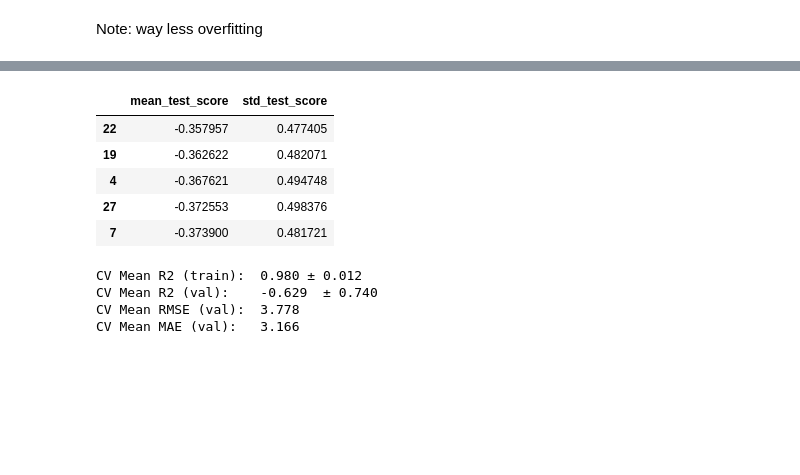
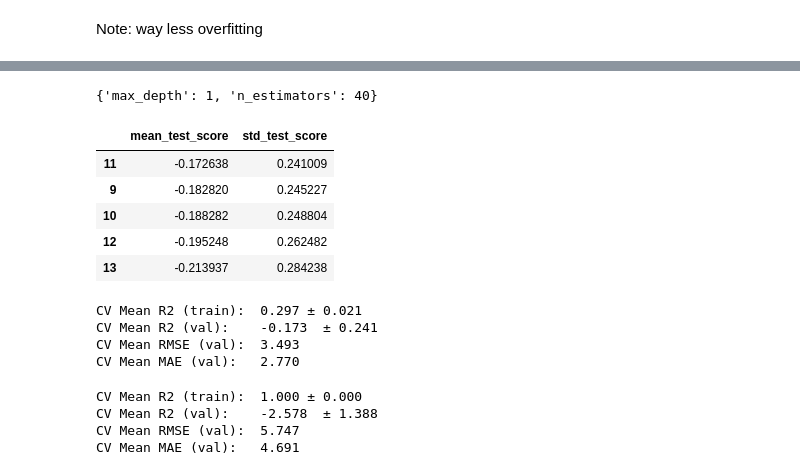
Before and after one commit to fraser2763/AI4-CW2, a Jupyter notebook: F_model.ipynb, the cells around one changed output, grey strips where cells are left out. Drawn from its saved outputs; the diff is of its cells as text; code cells hidden in the pictures; blank space fills up the shorter version.

```diff
--- a/F_model.ipynb
+++ b/F_model.ipynb
@@ -342,21 +308,20 @@ CV Mean MAE (val):   3.166
 # %%
 param_grid = {
-    'n_estimators': [100, 200, 400, 800],       # no of trees
-    'max_depth': [None, 5, 10, 20, 40],         # limit tree depth
-    'min_samples_split': [2, 5, 10],            # min samples to split a node
-    'min_samples_leaf': [1, 2, 4],              # min samples in leaf
-    'max_features': ['sqrt', 'log2', 0.8, 0.5]} # features to consider when splitting
+    'n_estimators': [25, 30, 40,50, 75, 100, 125, 150, 175],       # no of trees
+    'max_depth': [None,1,2,3,4, 5, 6,7,8,9,10,],         # limit tree depth
+    # 'min_samples_split': [2, 5, 10],            # min samples to split a node
+    # 'min_samples_leaf': [1, 2, 4],              # min samples in leaf
+    # 'max_features': ['sqrt', 'log2', 0.8, 0.5] # features to consider when splitting
+}
 
 rf = RandomForestRegressor(random_state=rand)
 
-random_search = RandomizedSearchCV(
+search = GridSearchCV(
     estimator=rf,
-    param_distributions=param_grid,
-    n_iter=30,                # number of random combinations to try
+    param_grid=param_grid,               # number of random combinations to try
     cv=tss,                     # cross-validation folds
     scoring='r2',             # or 'neg_mean_squared_error'
     n_jobs=-1,
-    verbose=2,
-    random_state=42)
+    verbose=1)
 
-random_search.fit(X_train, y_train)
+search.fit(X_train, y_train["Real GDP (Percent Change)"])
@@ -363,19 +336,38 @@ random_search.fit(X_train, y_train)
 # %%
-results = random_search.cv_results_
-cv = pd.DataFrame(random_search.cv_results_)
+results = search.cv_results_
+cv = pd.DataFrame(search.cv_results_)
 cv_top = pd.DataFrame(cv.sort_values('mean_test_score', ascending=False).head(5))    # show the best 5
+print(search.best_params_)
 cv_top[['mean_test_score','std_test_score']]
 # %% [output]
+{'max_depth': 1, 'n_estimators': 40}
 |  | mean_test_score | std_test_score |
-| 22 | -0.357957 | 0.477405 |
-| 19 | -0.362622 | 0.482071 |
-| 4 | -0.367621 | 0.494748 |
-| 27 | -0.372553 | 0.498376 |
-| 7 | -0.373900 | 0.481721 |
+| 11 | -0.172638 | 0.241009 |
+| 9 | -0.182820 | 0.245227 |
+| 10 | -0.188282 | 0.248804 |
+| 12 | -0.195248 | 0.262482 |
+| 13 | -0.213937 | 0.284238 |
+# %%
+best_model = search.best_estimator_
+cv_reg = cross_validate(best_model,
+    X_train, y_train["Real GDP (Percent Change)"], cv=tss, n_jobs=-1,
+    scoring=("r2", "neg_mean_squared_error", "neg_mean_absolute_error"),
+    return_train_score=True)
+
+
+print(f"CV Mean R2 (train):  {cv_reg['train_r2'].mean():.3f} ± {cv_reg['train_r2'].std():.3f}")
+print(f"CV Mean R2 (val):    {cv_reg['test_r2'].mean():.3f}  ± {cv_reg['test_r2'].std():.3f}")
+print(f"CV Mean RMSE (val):  {np.mean(np.sqrt(-cv_reg['test_neg_mean_squared_error'])):.3f}")
+print(f"CV Mean MAE (val):   {-cv_reg['test_neg_mean_absolute_error'].mean():.3f}")
+# %% [output]
+CV Mean R2 (train):  0.297 ± 0.021
+CV Mean R2 (val):    -0.173  ± 0.241
+CV Mean RMSE (val):  3.493
+CV Mean MAE (val):   2.770
 # %%
-model = DecisionTreeRegressor(random_state=rand, max_depth=20)
+DT = DecisionTreeRegressor(random_state=rand, max_depth=20)
 cv_reg = cross_validate(
-    pipe, X_train, y_train["Real GDP (Percent Change)"], cv=tss, n_jobs=-1,
+    DT, X_train, y_train["Real GDP (Percent Change)"], cv=tss, n_jobs=-1,
     scoring=("r2", "neg_mean_squared_error", "neg_mean_absolute_error"),
     return_train_score=True)
 
@@ -385,7 +377,7 @@ print(f"CV Mean R2 (val):    {cv_reg['test_r2'].mean():.3f}  ± {cv_reg['test_r2
 print(f"CV Mean RMSE (val):  {np.mean(np.sqrt(-cv_reg['test_neg_mean_squared_error'])):.3f}")
 print(f"CV Mean MAE (val):   {-cv_reg['test_neg_mean_absolute_error'].mean():.3f}")
 # %% [output]
-CV Mean R2 (train):  0.980 ± 0.012
-CV Mean R2 (val):    -0.629  ± 0.740
-CV Mean RMSE (val):  3.778
-CV Mean MAE (val):   3.166
+CV Mean R2 (train):  1.000 ± 0.000
+CV Mean R2 (val):    -2.578  ± 1.388
+CV Mean RMSE (val):  5.747
+CV Mean MAE (val):   4.691
```
Also changed, not shown: parts of 11 cells of this notebook.
